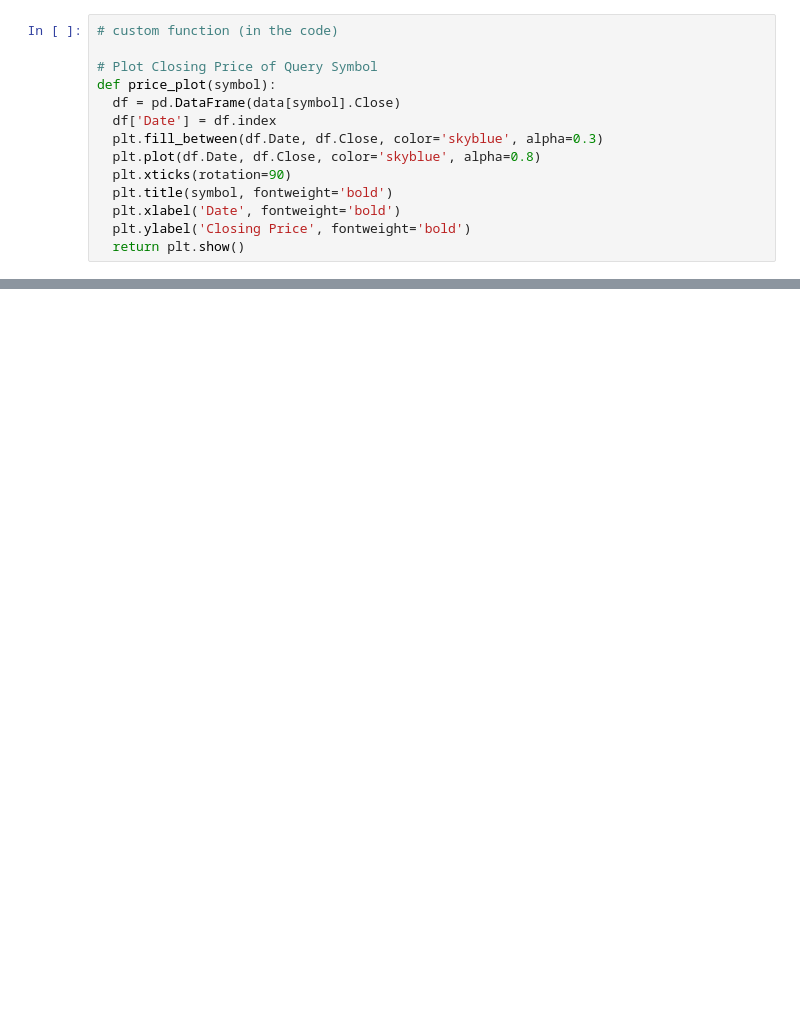
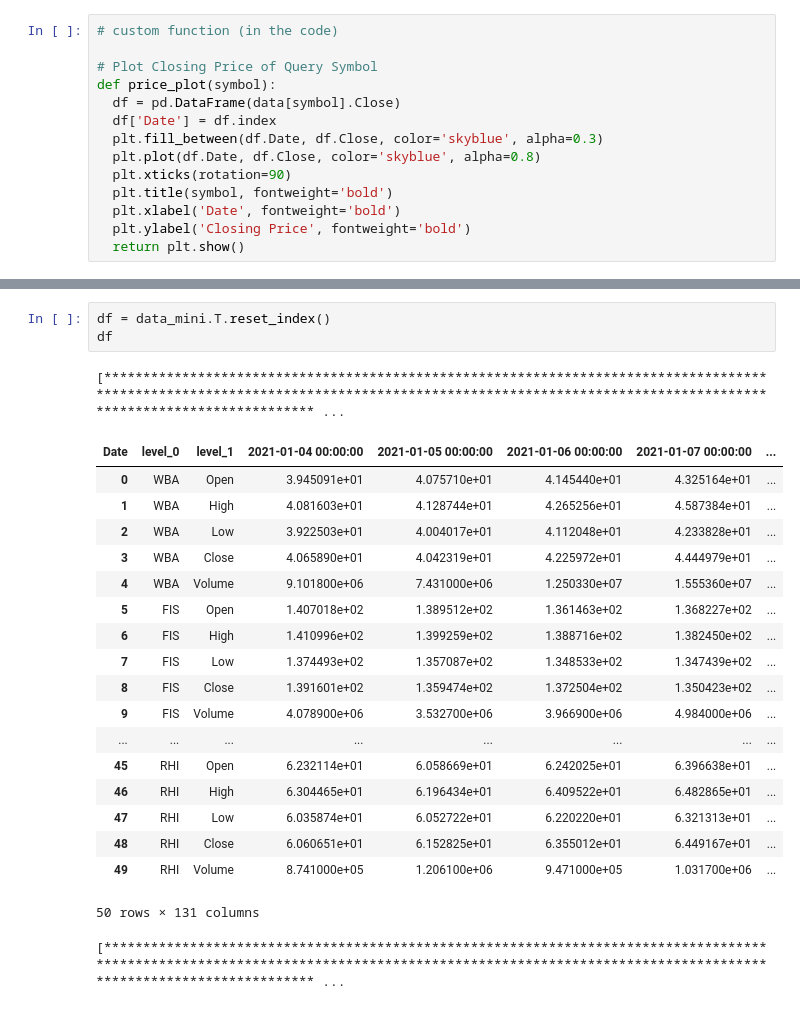
Before and after one commit to BingQuanChua/DataScienceApps, a Jupyter notebook: 04_eda_s&p500_stock_price/web_scraping.ipynb, the cells around one changed output, grey strips where cells are left out. Saved outputs shown, nothing was run; the diff lists cells and outputs as text; blank space fills up the shorter version.

```diff
--- a/04_eda_s&p500_stock_price/web_scraping.ipynb
+++ b/04_eda_s&p500_stock_price/web_scraping.ipynb
@@ -266,0 +304,24 @@ for symbol in list_of_symbols[:10]:
+# %%
+df = data_mini.T.reset_index()
+df
+# %% [output]
+[******************************************************************************************************************************************************************************************************* ...
+| Date | level_0 | level_1 | 2021-01-04 00:00:00 | 2021-01-05 00:00:00 | 2021-01-06 00:00:00 | 2021-01-07 00:00:00 | ... |
+| 0 | WBA | Open | 3.945091e+01 | 4.075710e+01 | 4.145440e+01 | 4.325164e+01 | ... |
+| 1 | WBA | High | 4.081603e+01 | 4.128744e+01 | 4.265256e+01 | 4.587384e+01 | ... |
+| 2 | WBA | Low | 3.922503e+01 | 4.004017e+01 | 4.112048e+01 | 4.233828e+01 | ... |
+| 3 | WBA | Close | 4.065890e+01 | 4.042319e+01 | 4.225972e+01 | 4.444979e+01 | ... |
+| 4 | WBA | Volume | 9.101800e+06 | 7.431000e+06 | 1.250330e+07 | 1.555360e+07 | ... |
+| 5 | FIS | Open | 1.407018e+02 | 1.389512e+02 | 1.361463e+02 | 1.368227e+02 | ... |
+| 6 | FIS | High | 1.410996e+02 | 1.399259e+02 | 1.388716e+02 | 1.382450e+02 | ... |
+| 7 | FIS | Low | 1.374493e+02 | 1.357087e+02 | 1.348533e+02 | 1.347439e+02 | ... |
+| 8 | FIS | Close | 1.391601e+02 | 1.359474e+02 | 1.372504e+02 | 1.350423e+02 | ... |
+| 9 | FIS | Volume | 4.078900e+06 | 3.532700e+06 | 3.966900e+06 | 4.984000e+06 | ... |
+| ... | ... | ... | ... | ... | ... | ... | ... |
+| 45 | RHI | Open | 6.232114e+01 | 6.058669e+01 | 6.242025e+01 | 6.396638e+01 | ... |
+| 46 | RHI | High | 6.304465e+01 | 6.196434e+01 | 6.409522e+01 | 6.482865e+01 | ... |
+| 47 | RHI | Low | 6.035874e+01 | 6.052722e+01 | 6.220220e+01 | 6.321313e+01 | ... |
+| 48 | RHI | Close | 6.060651e+01 | 6.152825e+01 | 6.355012e+01 | 6.449167e+01 | ... |
+| 49 | RHI | Volume | 8.741000e+05 | 1.206100e+06 | 9.471000e+05 | 1.031700e+06 | ... |
+50 rows × 131 columns
+[******************************************************************************************************************************************************************************************************* ...
```
Also changed, not shown: parts of 13 cells of this notebook, 9 other files.
